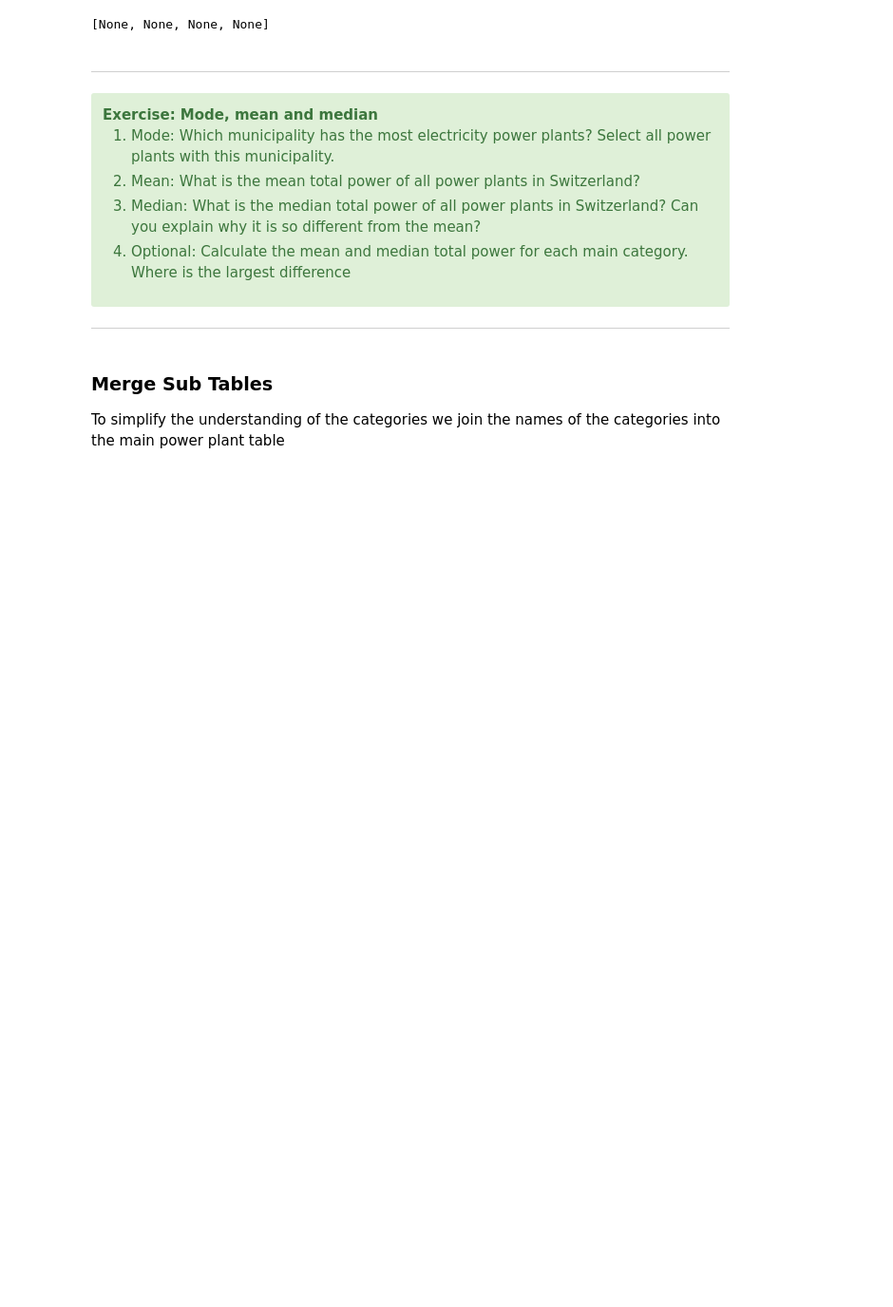
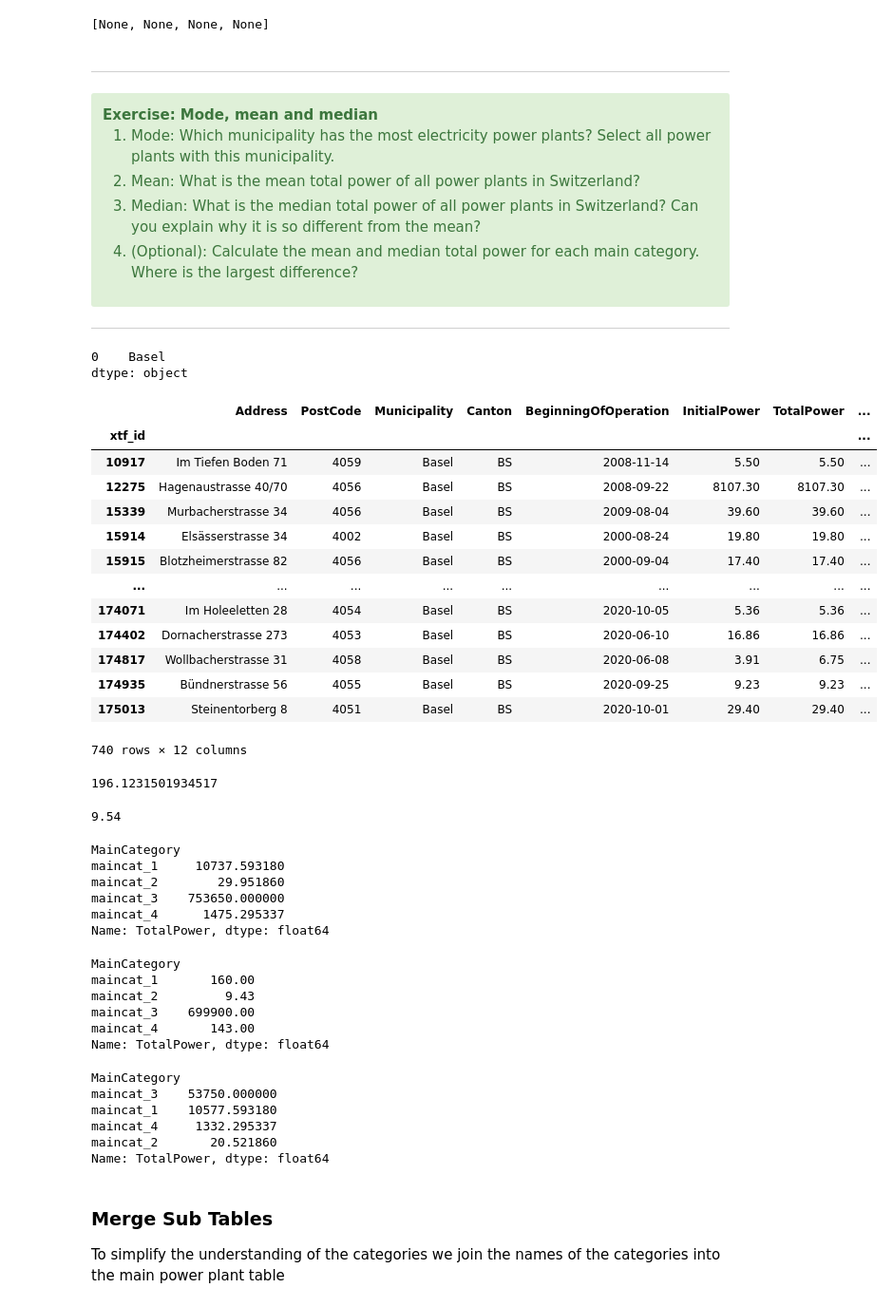
Before and after one commit to dsi-engineering-ag/data-science-course, a Jupyter notebook: Day 1/Excercise - Descriptive Statistics.ipynb, the cells around one changed output. Shown at 95% size. Drawn from its saved outputs; the diff is of its cells as text; code cells hidden in the pictures; blank space fills up the shorter version.

```diff
--- a/Day 1/Excercise - Descriptive Statistics.ipynb
+++ b/Day 1/Excercise - Descriptive Statistics.ipynb
@@ -67,12 +67,80 @@ plantCat = pd.read_csv('../data/ch.bfe.elektrizitaetsproduktionsanlagen/PlantCat
 1. Mode: Which municipality has the most electricity power plants? Select all power plants with this municipality.
 2. Mean: What is the mean total power of all power plants in Switzerland?
 3. Median: What is the median total power of all power plants in Switzerland? Can you explain why it is so different from the mean?
-4. Optional: Calculate the mean and median total power for each main category. Where is the largest difference
+4. (Optional): Calculate the mean and median total power for each main category. Where is the largest difference?
 
 
 </div>
 
 ***
+# %%
+# Which municipality has the most electricity power plants?
+epp.Municipality.mode()
+# %% [output]
+0    Basel
+dtype: object
+# %%
+# Select all power plants with this municipality.
+epp[epp.Municipality == epp.Municipality.mode()[0]]
+# %% [output]
+|  | Address | PostCode | Municipality | Canton | BeginningOfOperation | InitialPower | TotalPower | ... |
+| xtf_id |  |  |  |  |  |  |  | ... |
+| 10917 | Im Tiefen Boden 71 | 4059 | Basel | BS | 2008-11-14 | 5.50 | 5.50 | ... |
+| 12275 | Hagenaustrasse 40/70 | 4056 | Basel | BS | 2008-09-22 | 8107.30 | 8107.30 | ... |
+| 15339 | Murbacherstrasse 34 | 4056 | Basel | BS | 2009-08-04 | 39.60 | 39.60 | ... |
+| 15914 | Elsässerstrasse 34 | 4002 | Basel | BS | 2000-08-24 | 19.80 | 19.80 | ... |
+| 15915 | Blotzheimerstrasse 82 | 4056 | Basel | BS | 2000-09-04 | 17.40 | 17.40 | ... |
+| ... | ... | ... | ... | ... | ... | ... | ... | ... |
+| 174071 | Im Holeeletten 28 | 4054 | Basel | BS | 2020-10-05 | 5.36 | 5.36 | ... |
+| 174402 | Dornacherstrasse 273 | 4053 | Basel | BS | 2020-06-10 | 16.86 | 16.86 | ... |
+| 174817 | Wollbacherstrasse 31 | 4058 | Basel | BS | 2020-06-08 | 3.91 | 6.75 | ... |
+| 174935 | Bündnerstrasse 56 | 4055 | Basel | BS | 2020-09-25 | 9.23 | 9.23 | ... |
+| 175013 | Steinentorberg 8 | 4051 | Basel | BS | 2020-10-01 | 29.40 | 29.40 | ... |
+740 rows × 12 columns
+# %%
+# What is the mean total power of all power plants in Switzerland?
+epp.TotalPower.mean()
+# %% [output]
+196.1231501934517
+# %%
+# What is the median total power of all power plants in Switzerland?
+epp.TotalPower.median()
+# %% [output]
+9.54
+# %%
+# Calculate the mean total power for each main category.
+epp_mean = epp.groupby('MainCategory')['TotalPower'].mean()
+epp_mean
+# %% [output]
+MainCategory
+maincat_1     10737.593180
+maincat_2        29.951860
+maincat_3    753650.000000
+maincat_4      1475.295337
+Name: TotalPower, dtype: float64
+# %%
+# Calculate the median total power for each main category.
+epp_median = epp.groupby('MainCategory')['TotalPower'].median()
+epp_median
+# %% [output]
+MainCategory
+maincat_1       160.00
+maincat_2         9.43
+maincat_3    699900.00
+maincat_4       143.00
+Name: TotalPower, dtype: float64
+# %%
+# Where is the largest difference
+epp_diff = epp_mean - epp_median
+epp_diff = epp_diff.sort_values(ascending = False)
+epp_diff
+# %% [output]
+MainCategory
+maincat_3    53750.000000
+maincat_1    10577.593180
+maincat_4     1332.295337
+maincat_2       20.521860
+Name: TotalPower, dtype: float64
 # %% [markdown]
 ### Merge Sub Tables
 
```
Also changed, not shown: parts of 7 cells of this notebook.
